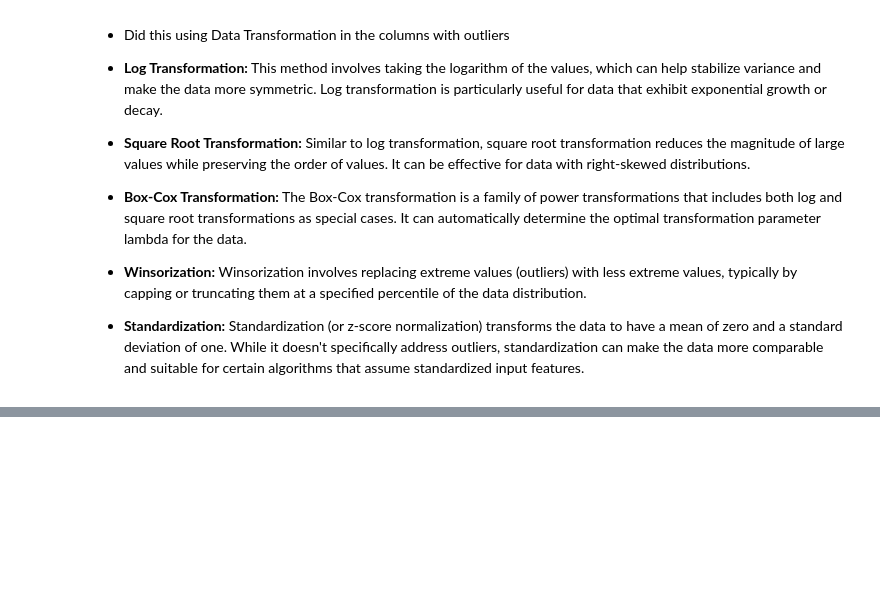
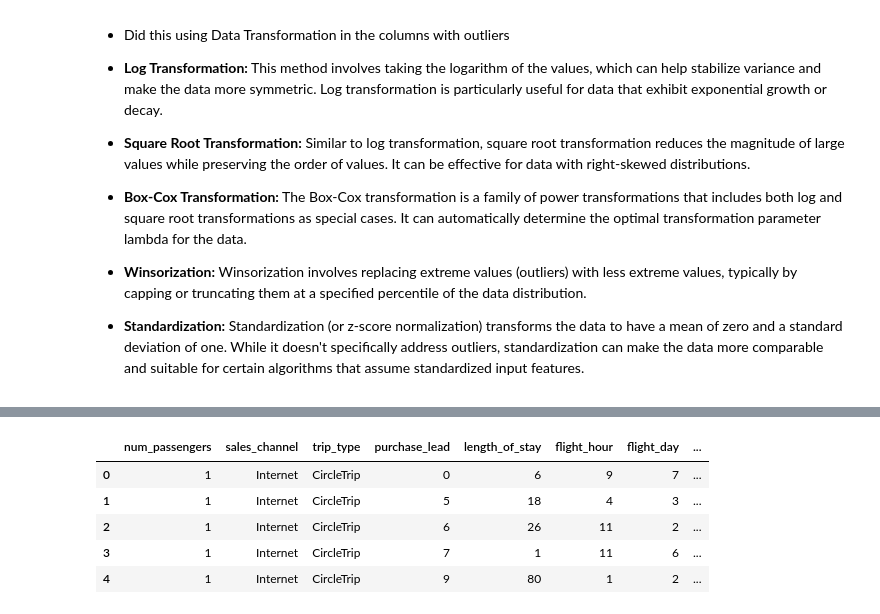
Before and after one commit to Gabriel-Dee/British-Airways-VJS, a Jupyter notebook: customer_buying_behaviour_predictions.ipynb, the cells around one changed output, grey strips where cells are left out. Drawn from its saved outputs; the diff is of its cells as text; code cells hidden in the pictures; blank space fills up the shorter version.

```diff
--- a/customer_buying_behaviour_predictions.ipynb
+++ b/customer_buying_behaviour_predictions.ipynb
@@ -291,0 +372,9 @@ plt.show()
+# %%
+df.head()
+# %% [output]
+|  | num_passengers | sales_channel | trip_type | purchase_lead | length_of_stay | flight_hour | flight_day | ... |
+| 0 | 1 | Internet | CircleTrip | 0 | 6 | 9 | 7 | ... |
+| 1 | 1 | Internet | CircleTrip | 5 | 18 | 4 | 3 | ... |
+| 2 | 1 | Internet | CircleTrip | 6 | 26 | 11 | 2 | ... |
+| 3 | 1 | Internet | CircleTrip | 7 | 1 | 11 | 6 | ... |
+| 4 | 1 | Internet | CircleTrip | 9 | 80 | 1 | 2 | ... |
```
Also changed, not shown: parts of 23 cells of this notebook.
